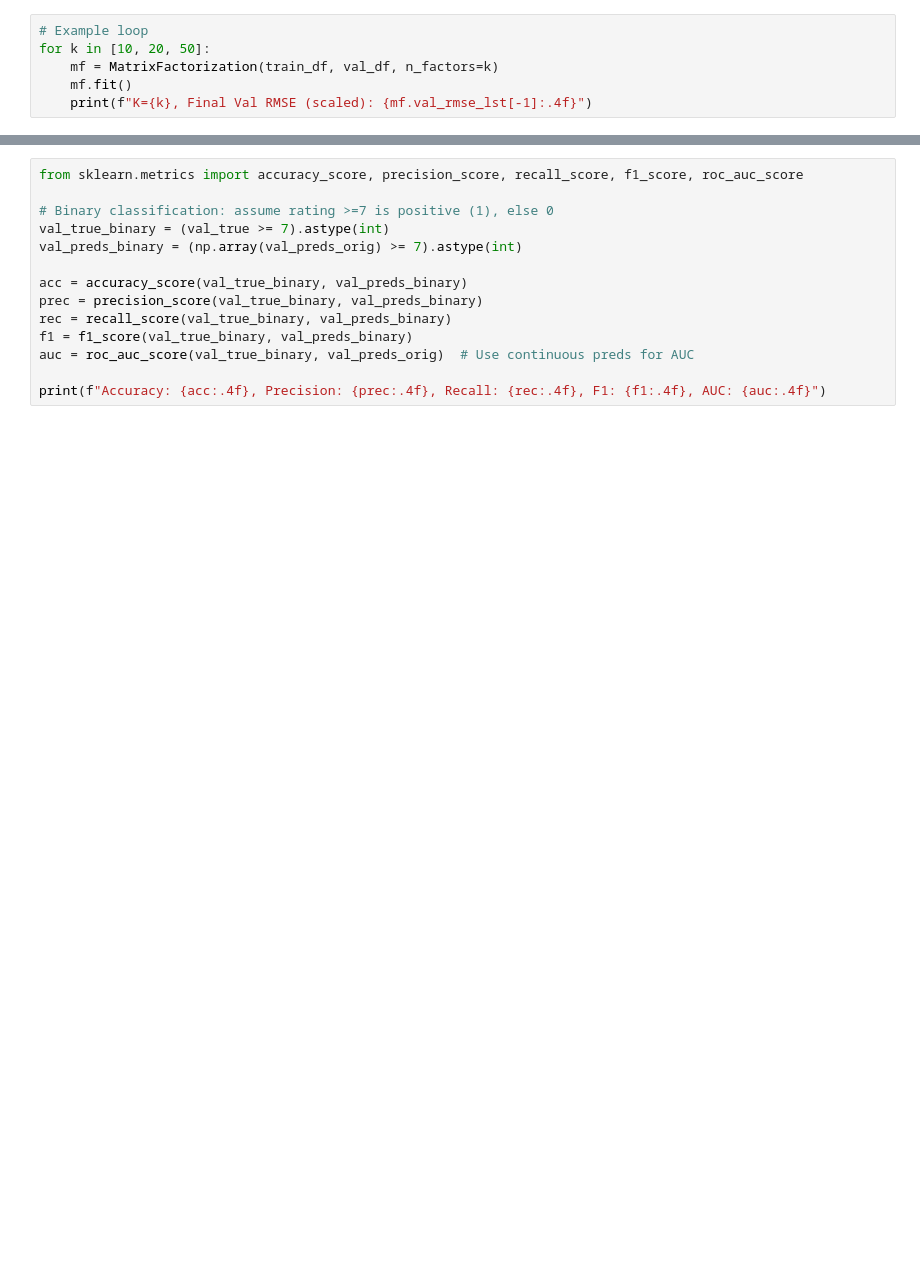
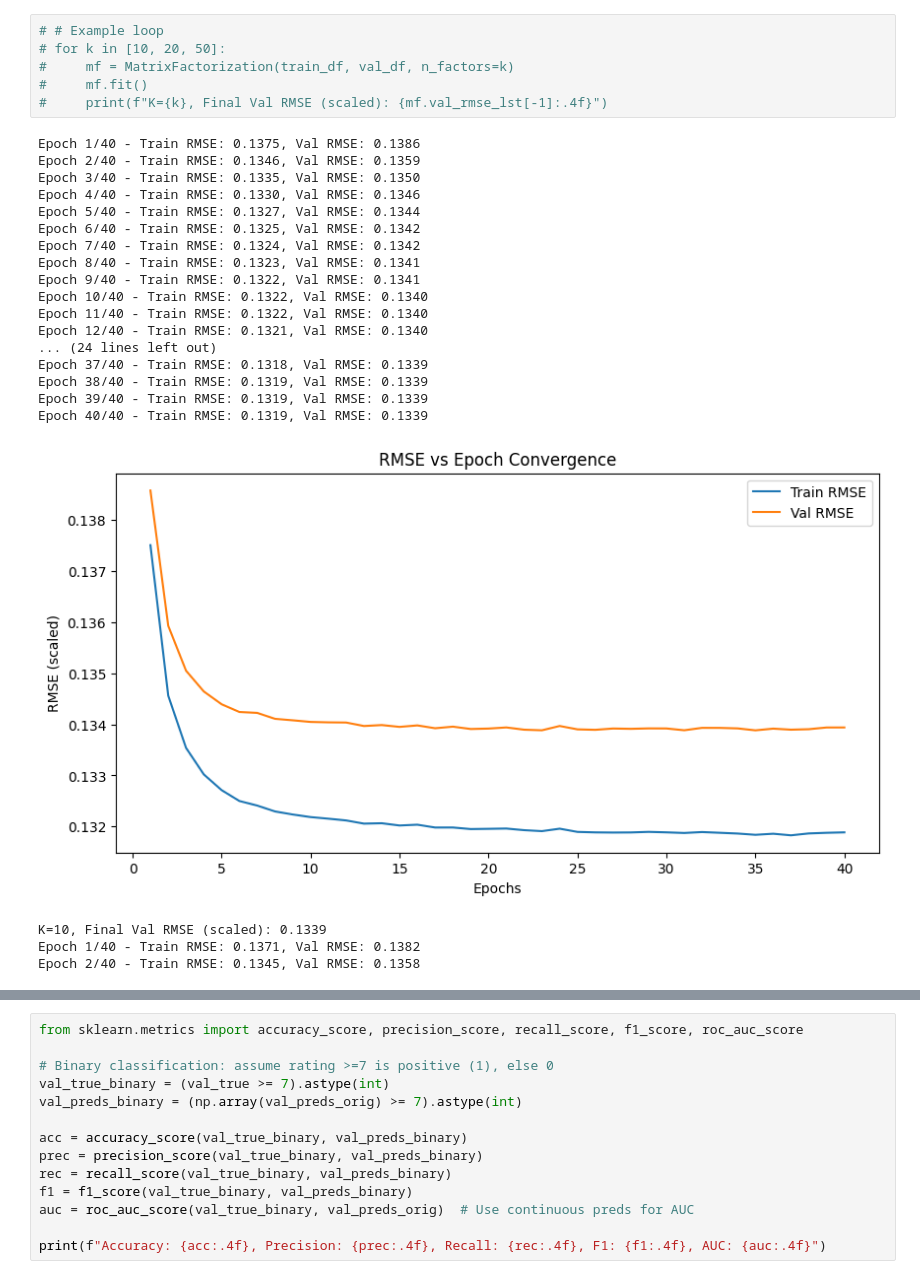
Before and after one commit to hcsarker/Python, a Jupyter notebook: anime_recomender.ipynb, the cells around one changed output, grey strips where cells are left out. Saved outputs shown, nothing was run; the diff lists cells and outputs as text; blank space fills up the shorter version.

```diff
--- a/anime_recomender.ipynb
+++ b/anime_recomender.ipynb
@@ -302,9 +341,31 @@ def get_top_recommendations(user_id, top_n=5, exclude_watched=True):
 # %%
-# Example loop
-for k in [10, 20, 50]:
-    mf = MatrixFactorization(train_df, val_df, n_factors=k)
-    mf.fit()
-    print(f"K={k}, Final Val RMSE (scaled): {mf.val_rmse_lst[-1]:.4f}")
+# # Example loop
+# for k in [10, 20, 50]:
+#     mf = MatrixFactorization(train_df, val_df, n_factors=k)
+#     mf.fit()
+#     print(f"K={k}, Final Val RMSE (scaled): {mf.val_rmse_lst[-1]:.4f}")
+# %% [output]
+Epoch 1/40 - Train RMSE: 0.1375, Val RMSE: 0.1386
+Epoch 2/40 - Train RMSE: 0.1346, Val RMSE: 0.1359
+Epoch 3/40 - Train RMSE: 0.1335, Val RMSE: 0.1350
+Epoch 4/40 - Train RMSE: 0.1330, Val RMSE: 0.1346
+Epoch 5/40 - Train RMSE: 0.1327, Val RMSE: 0.1344
+Epoch 6/40 - Train RMSE: 0.1325, Val RMSE: 0.1342
+Epoch 7/40 - Train RMSE: 0.1324, Val RMSE: 0.1342
+Epoch 8/40 - Train RMSE: 0.1323, Val RMSE: 0.1341
+Epoch 9/40 - Train RMSE: 0.1322, Val RMSE: 0.1341
+Epoch 10/40 - Train RMSE: 0.1322, Val RMSE: 0.1340
+Epoch 11/40 - Train RMSE: 0.1322, Val RMSE: 0.1340
+Epoch 12/40 - Train RMSE: 0.1321, Val RMSE: 0.1340
+... (24 lines left out)
+Epoch 37/40 - Train RMSE: 0.1318, Val RMSE: 0.1339
+Epoch 38/40 - Train RMSE: 0.1319, Val RMSE: 0.1339
+Epoch 39/40 - Train RMSE: 0.1319, Val RMSE: 0.1339
+Epoch 40/40 - Train RMSE: 0.1319, Val RMSE: 0.1339
+[figure, added]
+K=10, Final Val RMSE (scaled): 0.1339
+Epoch 1/40 - Train RMSE: 0.1371, Val RMSE: 0.1382
+Epoch 2/40 - Train RMSE: 0.1345, Val RMSE: 0.1358
 # %%
 from sklearn.metrics import mean_absolute_error, r2_score
 
```
Also changed, not shown: parts of 5 cells of this notebook.
